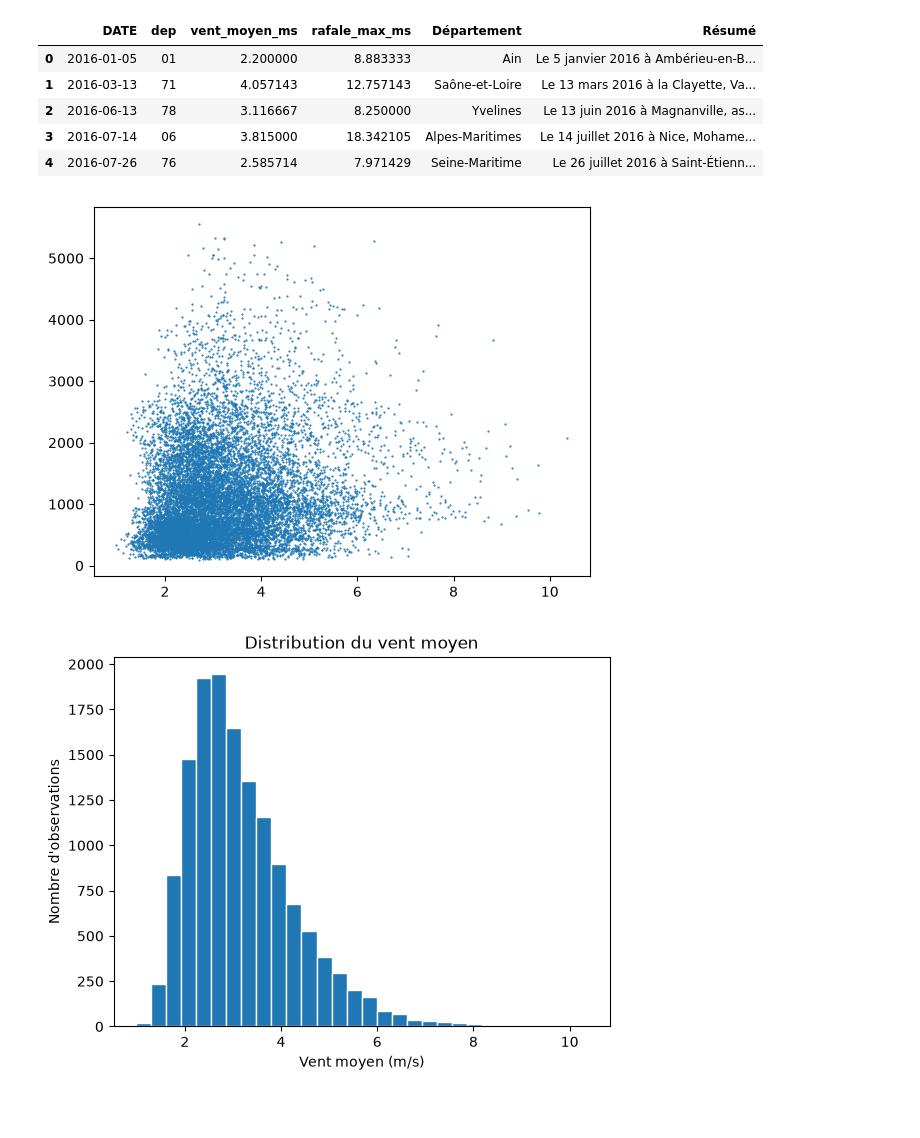
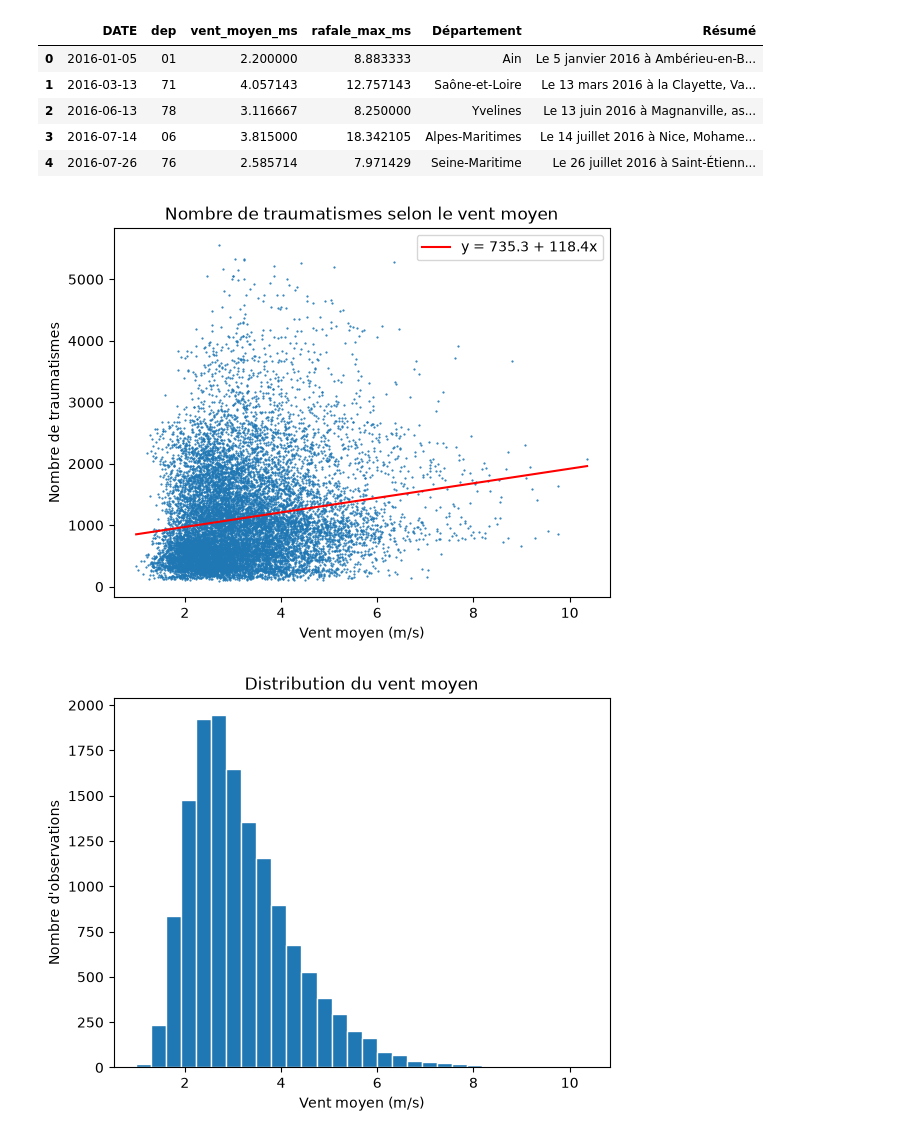
Before and after one commit to jadevalade2/projet_python_datascience_2AS1, a Jupyter notebook: rapport.ipynb, the cells around one changed output. Drawn from its saved outputs; the diff is of its cells as text; code cells hidden in the pictures; blank space fills up the shorter version.

```diff
--- a/rapport.ipynb
+++ b/rapport.ipynb
@@ -495,15 +417,11 @@ ventCrime.head()
 | 3 | 2016-07-14 | 06 | 3.815000 | 18.342105 | Alpes-Maritimes | Le 14 juillet 2016 à Nice, Mohame... |
 | 4 | 2016-07-26 | 76 | 2.585714 | 7.971429 | Seine-Maritime | Le 26 juillet 2016 à Saint-Étienn... |
 # %%
-from matplotlib import pyplot as plt
-
 x = ventBobos["vent_moyen_ms"]
 y = ventBobos["nb_traumas"]
-
-plt.scatter(x,y, s=0.3)
-plt.show()
+correlation (x, y, "Nombre de traumatismes selon le vent moyen", "Vent moyen (m/s)", "Nombre de traumatismes")
 # %% [output]
-[figure, old version]
+[figure, new version]
 # %%
 
 ### Note : graphique à comparer avec les moyennes de vent, sinon inutile
```
Also changed, not shown: parts of 11 cells of this notebook, 1 other file.
